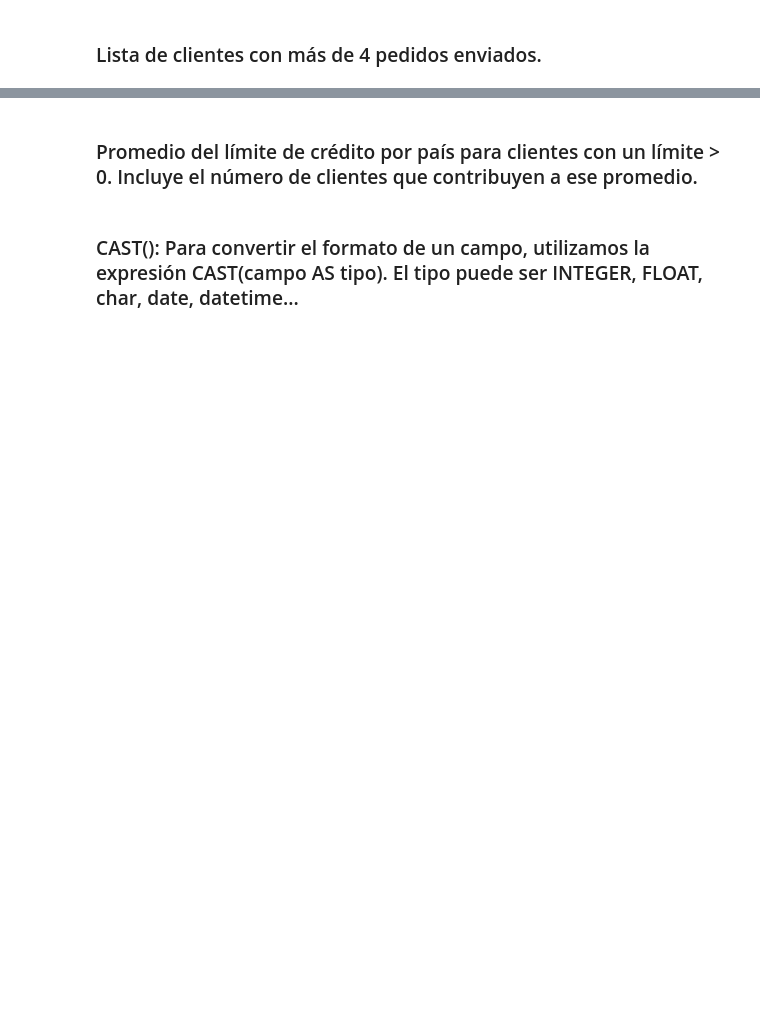
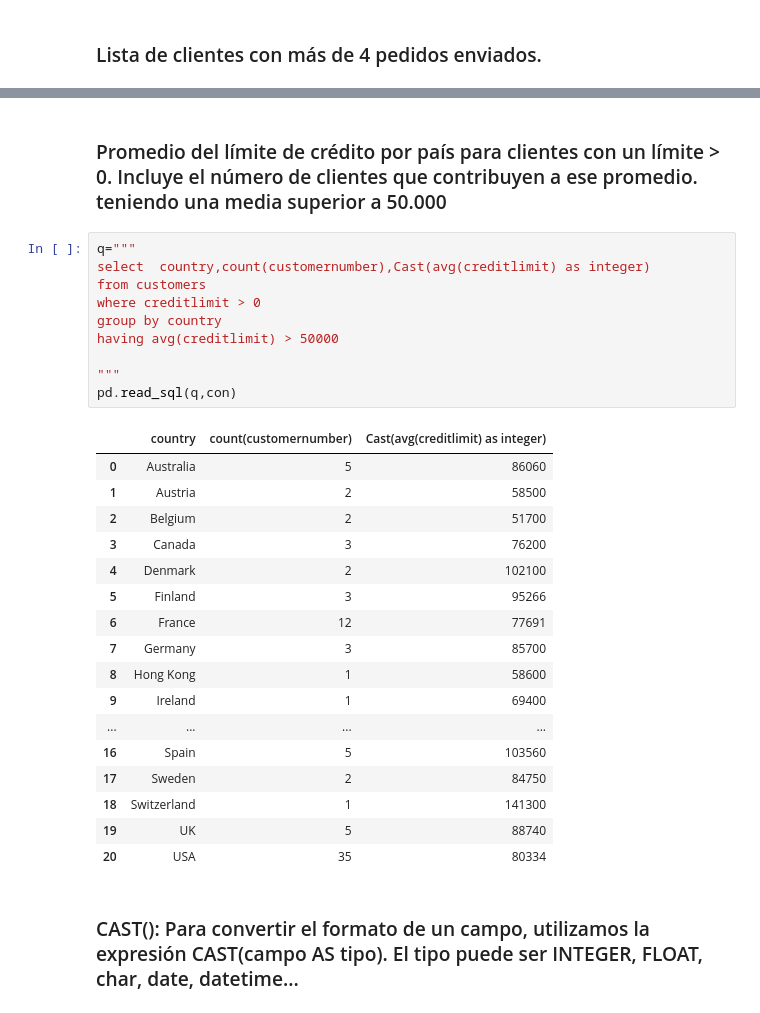
Before and after one commit to Unbiunio/SQL_practice, a Jupyter notebook: ClassicModels_curso_SQL.ipynb, the cells around one changed output, grey strips where cells are left out. Cells and saved outputs as stored; diff of their text form; blank space fills up the shorter version.

```diff
--- a/ClassicModels_curso_SQL.ipynb
+++ b/ClassicModels_curso_SQL.ipynb
@@ -623,4 +884,32 @@ pd.read_sql(q,con)
 # %% [markdown]
-### Promedio del límite de crédito por país para clientes con un límite > 0. Incluye el número de clientes que contribuyen a ese promedio.
+### Promedio del límite de crédito por país para clientes con un límite > 0. Incluye el número de clientes que contribuyen a ese promedio. teniendo una media superior a 50.000
+# %%
+q="""
+select  country,count(customernumber),Cast(avg(creditlimit) as integer)
+from customers
+where creditlimit > 0
+group by country
+having avg(creditlimit) > 50000
+
+"""
+pd.read_sql(q,con)
+# %% [output]
+|  | country | count(customernumber) | Cast(avg(creditlimit) as integer) |
+| 0 | Australia | 5 | 86060 |
+| 1 | Austria | 2 | 58500 |
+| 2 | Belgium | 2 | 51700 |
+| 3 | Canada | 3 | 76200 |
+| 4 | Denmark | 2 | 102100 |
+| 5 | Finland | 3 | 95266 |
+| 6 | France | 12 | 77691 |
+| 7 | Germany | 3 | 85700 |
+| 8 | Hong Kong | 1 | 58600 |
+| 9 | Ireland | 1 | 69400 |
+| ... | ... | ... | ... |
+| 16 | Spain | 5 | 103560 |
+| 17 | Sweden | 2 | 84750 |
+| 18 | Switzerland | 1 | 141300 |
+| 19 | UK | 5 | 88740 |
+| 20 | USA | 35 | 80334 |
 # %% [markdown]
  ### CAST(): Para convertir el formato de un campo, utilizamos la expresión CAST(campo AS tipo). El tipo puede ser INTEGER, FLOAT, char, date, datetime...
```
Also changed, not shown: parts of 15 cells of this notebook.
